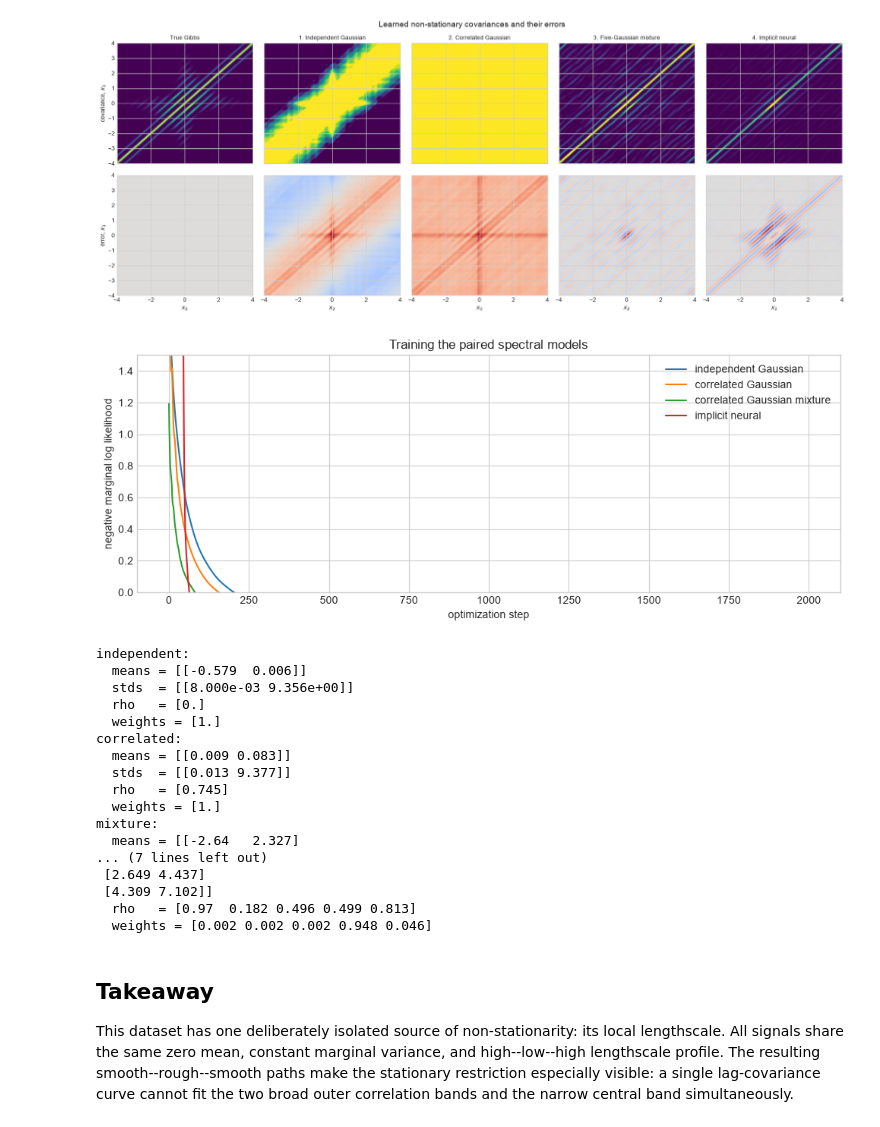
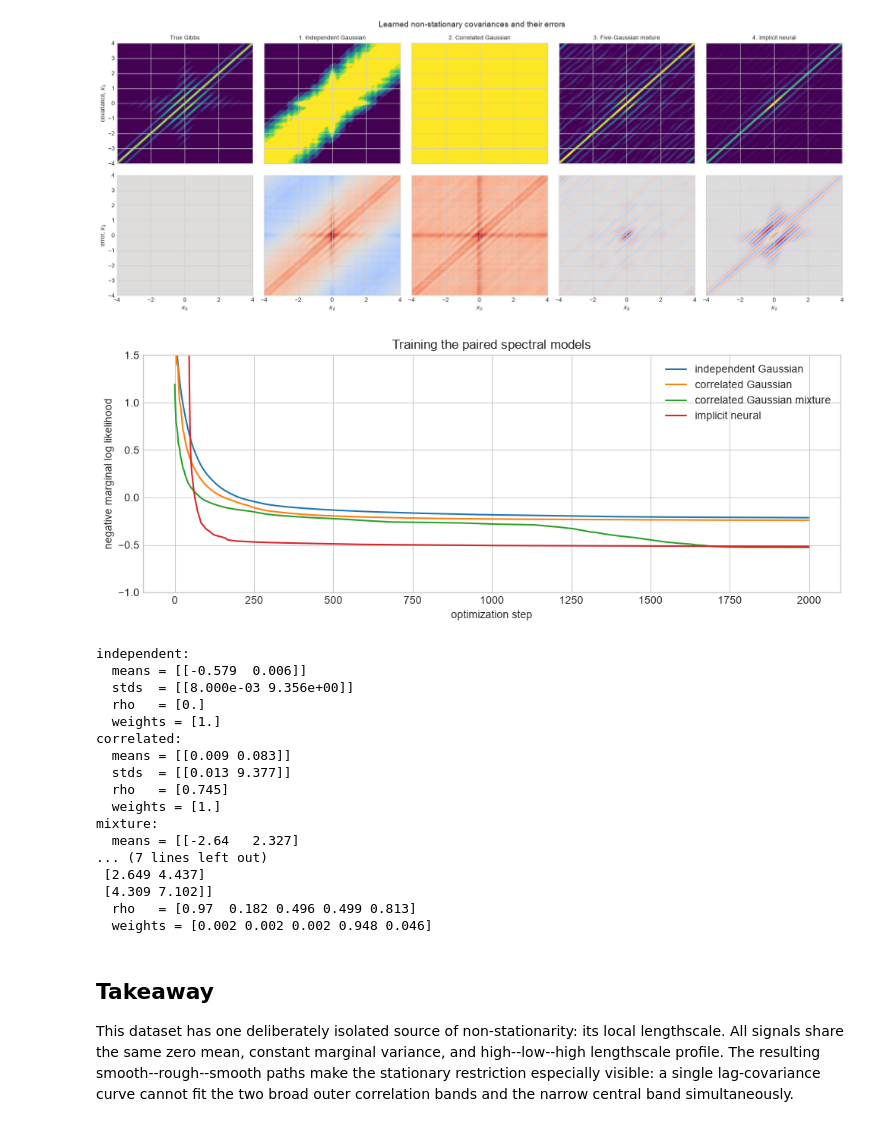
Before and after one commit to OLMOS-PM/GPPS_2026, a Jupyter notebook: 5-gp_nonstationary_kernels.ipynb, the cells around one changed output. Cells and saved outputs as stored; diff of their text form; code cells hidden in the pictures.

```diff
--- a/5-gp_nonstationary_kernels.ipynb
+++ b/5-gp_nonstationary_kernels.ipynb
@@ -877,28 +877,28 @@ plt.show()
 # %%
 fig, ax = plt.subplots(figsize=(10, 4))
 ax.plot(independent_history.loss, label="independent Gaussian")
 ax.plot(correlated_history.loss, label="correlated Gaussian")
 ax.plot(mixture_history.loss, label="correlated Gaussian mixture")
 ax.plot(paired_implicit_history.loss, label="implicit neural")
 ax.set(xlabel="optimization step", ylabel="negative marginal log likelihood",
        title="Training the paired spectral models")
-ax.set_ylim(0,1.5)
+ax.set_ylim(-1,1.5)
 ax.legend()
 fig.tight_layout()
 plt.show()
 
 for name, kernel in {
     "independent": independent_kernel,
     "correlated": correlated_kernel,
     "mixture": mixture_kernel,
 }.items():
     print(f"{name}:")
     print("  means =", np.round(kernel.means.detach().cpu().numpy(), 3))
     print("  stds  =", np.round(kernel.stds.detach().cpu().numpy(), 3))
     print("  rho   =", np.round(kernel.correlations.detach().cpu().numpy(), 3))
     print("  weights =", np.round(kernel.mixture_weights.detach().cpu().numpy(), 3))
 # %% [output]
-[figure, old version]
+[figure, new version]
 independent:
   means = [[-0.579  0.006]]
   stds  = [[8.000e-03 9.356e+00]]
```
Also changed, not shown: 1 other file.
